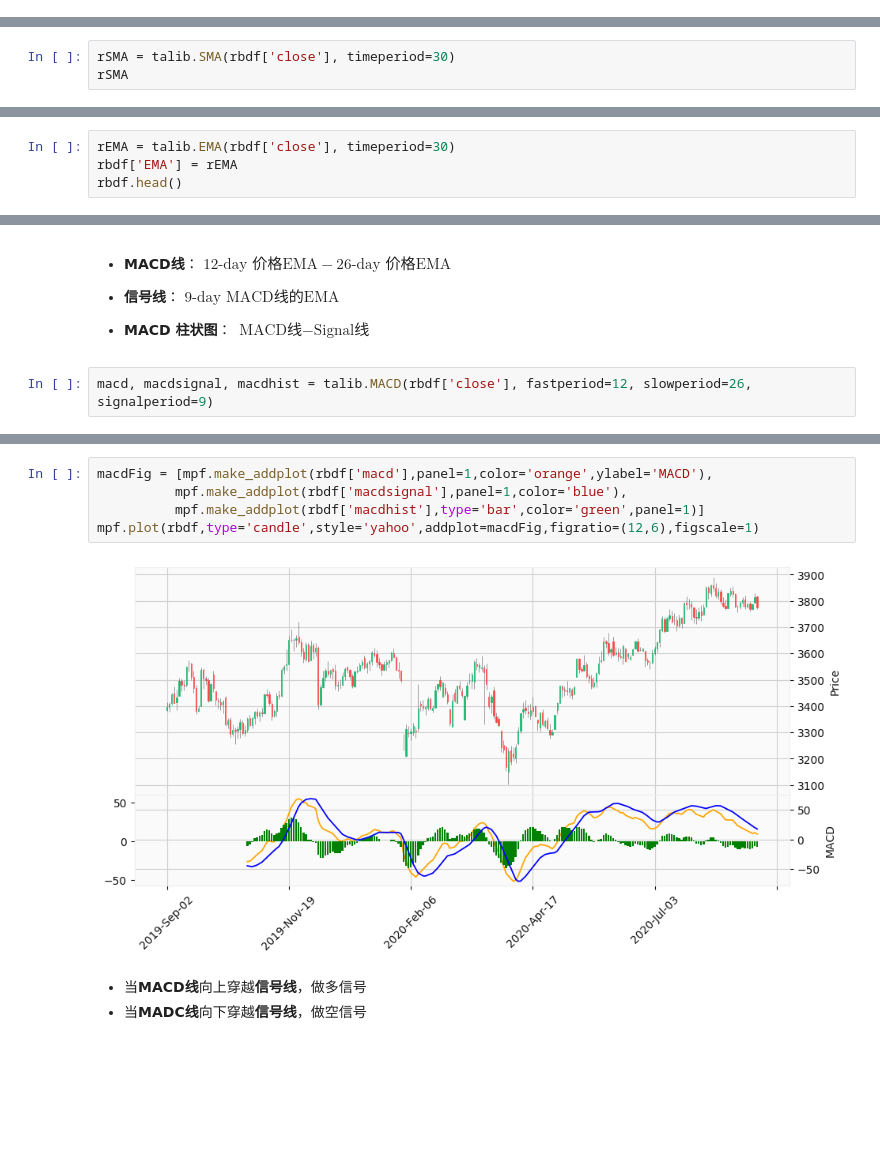
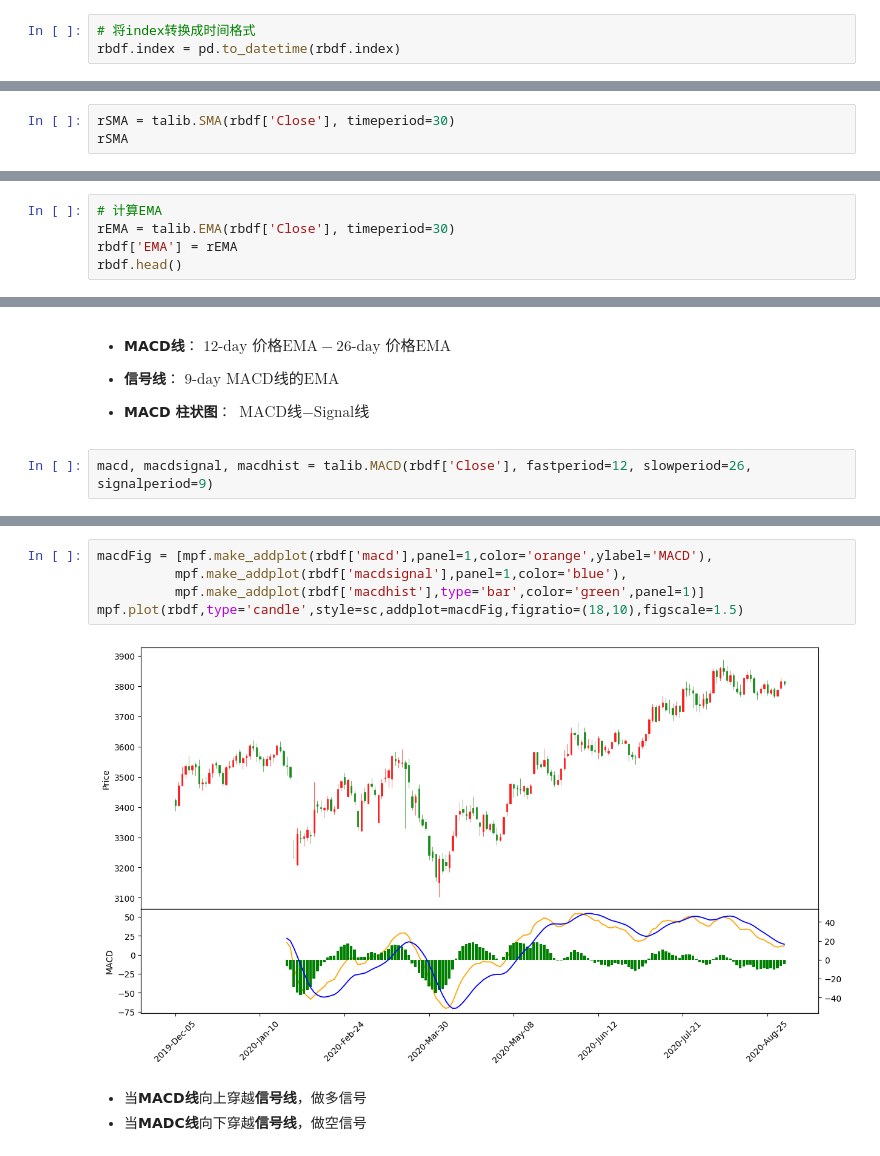
Before and after one commit to christinemu/quant-trading, a Jupyter notebook: tradingModels.ipynb, the cells around one changed output, grey strips where cells are left out. Saved outputs shown, nothing was run; the diff lists cells and outputs as text; blank space fills up the shorter version.

```diff
--- a/tradingModels.ipynb
+++ b/tradingModels.ipynb
@@ -644,0 +672,3 @@ rbdf.head()
+# %%
+# 将index转换成时间格式
+rbdf.index = pd.to_datetime(rbdf.index)
@@ -645,5 +677,5 @@ rbdf.head()
 # %%
-rSMA = talib.SMA(rbdf['close'], timeperiod=30)
+rSMA = talib.SMA(rbdf['Close'], timeperiod=30)
 rSMA
 # %% [output]
 ActionDay
@@ -689,7 +722,8 @@ $$EMA_t(\alpha)=\alpha EMA_{t-1}+(1-\alpha)p_t$$
 
 - 其中，$\alpha\in(0,1)$，$p_t$为$t$时刻价格
 # %%
-rEMA = talib.EMA(rbdf['close'], timeperiod=30)
+# 计算EMA
+rEMA = talib.EMA(rbdf['Close'], timeperiod=30)
 rbdf['EMA'] = rEMA
 rbdf.head()
 # %% [output]
@@ -725,7 +760,7 @@ ax[0].legend(['SMA','EMA'],loc='upper left')
 
 - **MACD 柱状图**： $\text{MACD线} - \text{Signal线}$
 # %%
-macd, macdsignal, macdhist = talib.MACD(rbdf['close'], fastperiod=12, slowperiod=26, signalperiod=9)
+macd, macdsignal, macdhist = talib.MACD(rbdf['Close'], fastperiod=12, slowperiod=26, signalperiod=9)
 # %%
 rbdf['macd'] = macd
 rbdf['macdsignal'] = macdsignal
@@ -749,10 +784,10 @@ rbdf
 # %%
 macdFig = [mpf.make_addplot(rbdf['macd'],panel=1,color='orange',ylabel='MACD'),
           mpf.make_addplot(rbdf['macdsignal'],panel=1,color='blue'),
           mpf.make_addplot(rbdf['macdhist'],type='bar',color='green',panel=1)]
-mpf.plot(rbdf,type='candle',style='yahoo',addplot=macdFig,figratio=(12,6),figscale=1)
+mpf.plot(rbdf,type='candle',style=sc,addplot=macdFig,figratio=(18,10),figscale=1.5)
 # %% [output]
-[figure, old version]
+[figure, new version]
 # %% [markdown]
 - 当**MACD线**向上穿越**信号线**，做多信号
 - 当**MADC线**向下穿越**信号线**，做空信号
```
Also changed, not shown: parts of 71 cells of this notebook, 1 other file.
